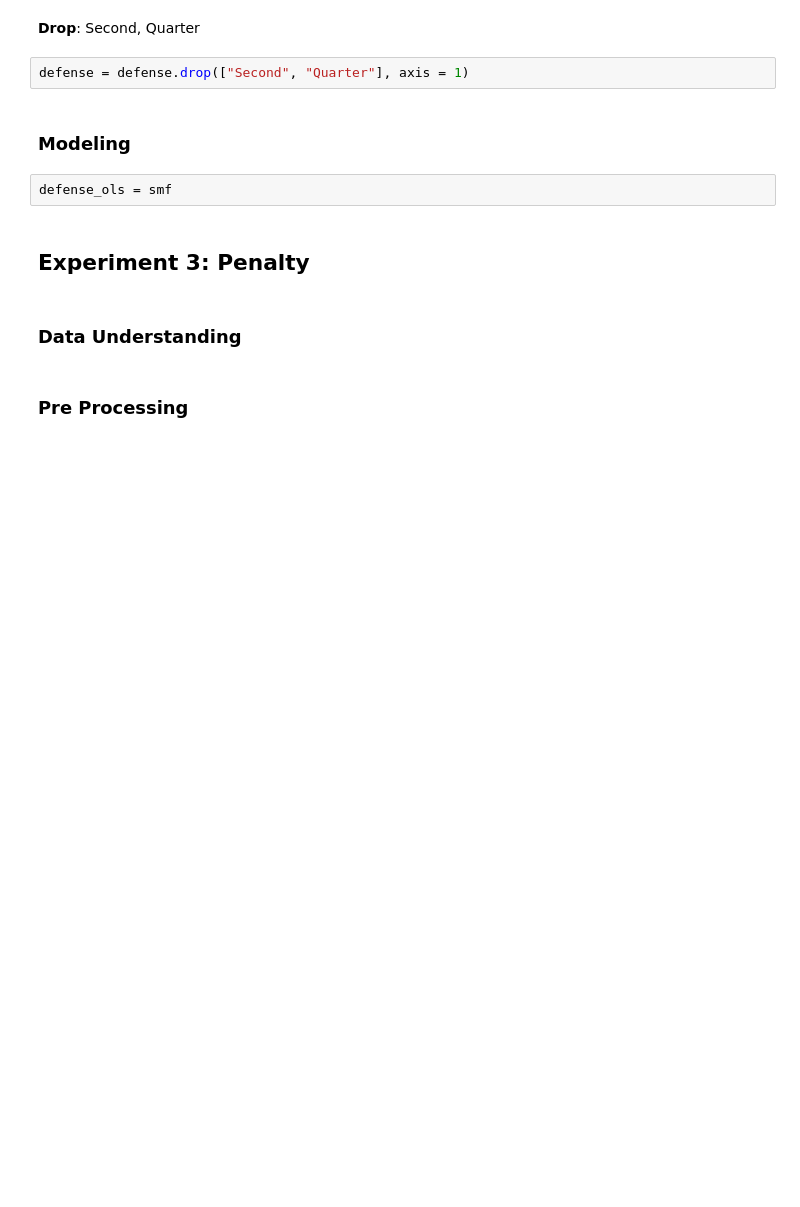
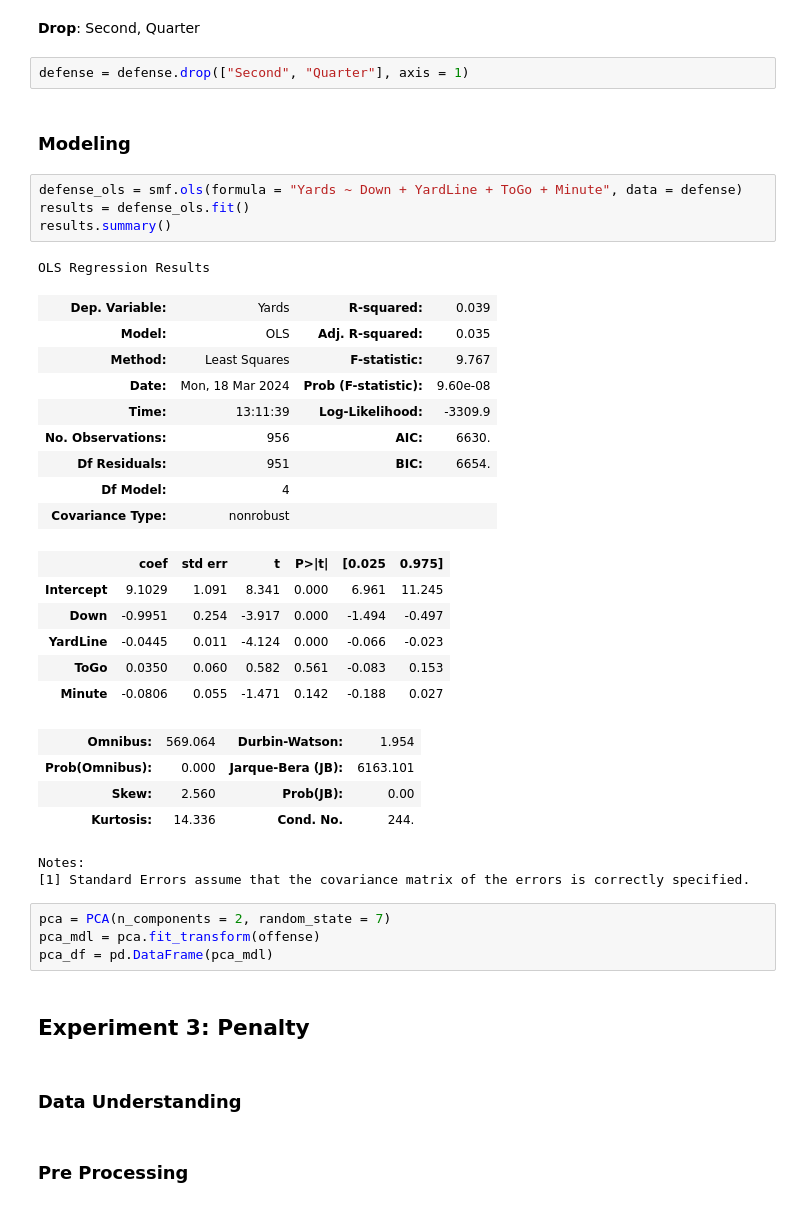
Before and after one commit to suzanneclk/MinnesotaYardage, a Jupyter notebook: Project 3 Minnesota Yardage.ipynb, the cells around one changed output. Cells and saved outputs as stored; diff of their text form; blank space fills up the shorter version.

```diff
--- a/Project 3 Minnesota Yardage.ipynb
+++ b/Project 3 Minnesota Yardage.ipynb
@@ -208,8 +208,37 @@ defense.corr()
 defense = defense.drop(["Second", "Quarter"], axis = 1)
 # %% [markdown]
 ### Modeling
-# %%
-defense_ols = smf
+# %%
+defense_ols = smf.ols(formula = "Yards ~ Down + YardLine + ToGo + Minute", data = defense)
+results = defense_ols.fit()
+results.summary()
+# %% [output]
+OLS Regression Results
+| Dep. Variable: | Yards | R-squared: | 0.039 |
+| Model: | OLS | Adj. R-squared: | 0.035 |
+| Method: | Least Squares | F-statistic: | 9.767 |
+| Date: | Mon, 18 Mar 2024 | Prob (F-statistic): | 9.60e-08 |
+| Time: | 13:11:39 | Log-Likelihood: | -3309.9 |
+| No. Observations: | 956 | AIC: | 6630. |
+| Df Residuals: | 951 | BIC: | 6654. |
+| Df Model: | 4 |  |  |
+| Covariance Type: | nonrobust |  |  |
+|  | coef | std err | t | P>|t| | [0.025 | 0.975] |
+| Intercept | 9.1029 | 1.091 | 8.341 | 0.000 | 6.961 | 11.245 |
+| Down | -0.9951 | 0.254 | -3.917 | 0.000 | -1.494 | -0.497 |
+| YardLine | -0.0445 | 0.011 | -4.124 | 0.000 | -0.066 | -0.023 |
+| ToGo | 0.0350 | 0.060 | 0.582 | 0.561 | -0.083 | 0.153 |
+| Minute | -0.0806 | 0.055 | -1.471 | 0.142 | -0.188 | 0.027 |
+| Omnibus: | 569.064 | Durbin-Watson: | 1.954 |
+| Prob(Omnibus): | 0.000 | Jarque-Bera (JB): | 6163.101 |
+| Skew: | 2.560 | Prob(JB): | 0.00 |
+| Kurtosis: | 14.336 | Cond. No. | 244. |
+Notes:
+[1] Standard Errors assume that the covariance matrix of the errors is correctly specified.
+# %%
+pca = PCA(n_components = 2, random_state = 7)
+pca_mdl = pca.fit_transform(offense)
+pca_df = pd.DataFrame(pca_mdl)
 # %% [markdown]
 ## Experiment 3: Penalty
 # %% [markdown]
```
